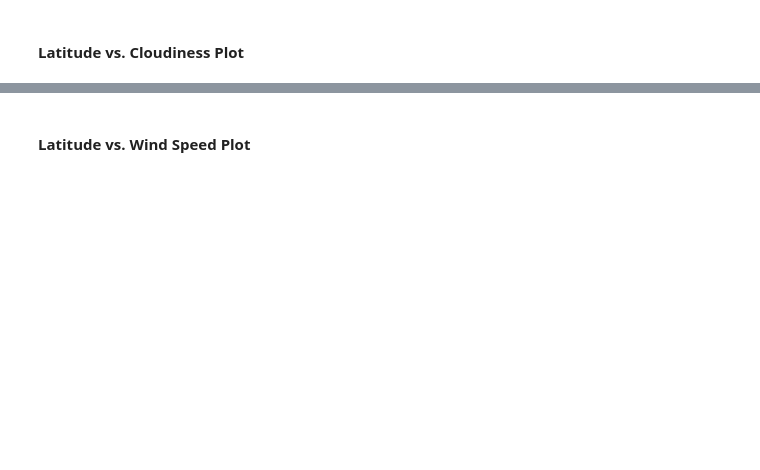
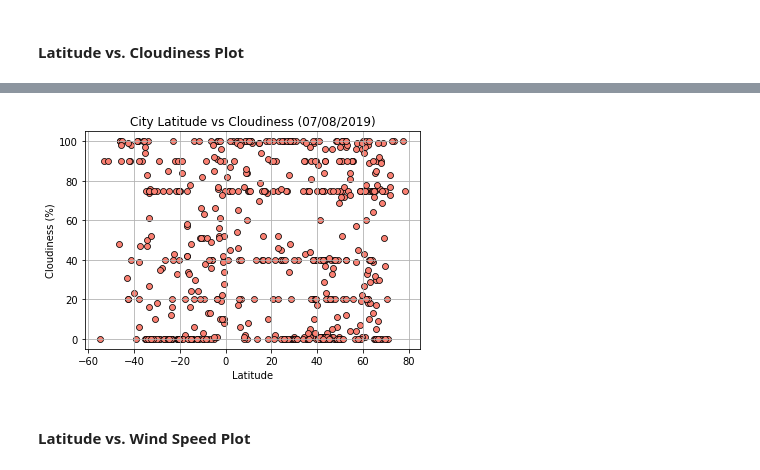
Before and after one commit to karenemcgee/06_api_homework, a Jupyter notebook: WeatherPy.ipynb, the cells around one changed output, grey strips where cells are left out. Cells and saved outputs as stored; diff of their text form; code cells hidden in the pictures; blank space fills up the shorter version.

```diff
--- a/WeatherPy.ipynb
+++ b/WeatherPy.ipynb
@@ -157,2 +170,13 @@ city_data.head()
+# %%
+plt.scatter(city_data["Lat"], city_data["Cloudiness"], edgecolor="black", linewidth = .75, color="salmon")
+plt.title("City Latitude vs Cloudiness (07/08/2019)")
+plt.xlabel("Latitude")
+plt.ylabel("Cloudiness (%)")
+plt.grid()
+
+plt.savefig("LatitudeCloudiness.png")
+plt.show()
+# %% [output]
+[figure, added]
 # %% [markdown]
 #### Latitude vs. Wind Speed Plot
```
Also changed, not shown: parts of 11 cells of this notebook, 5 other files.
